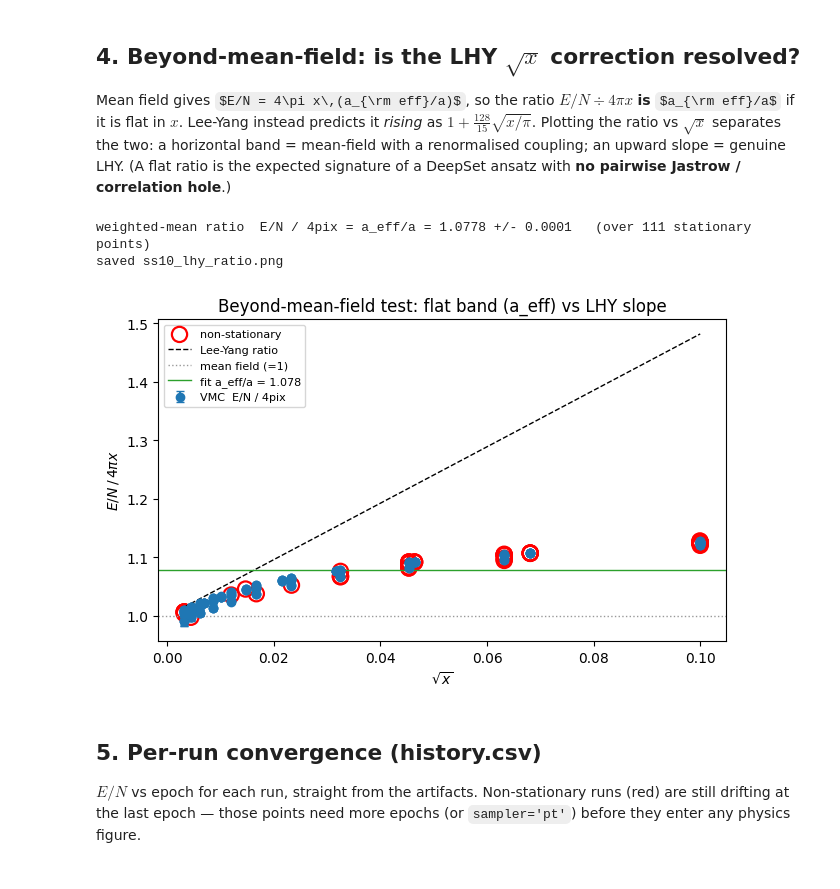
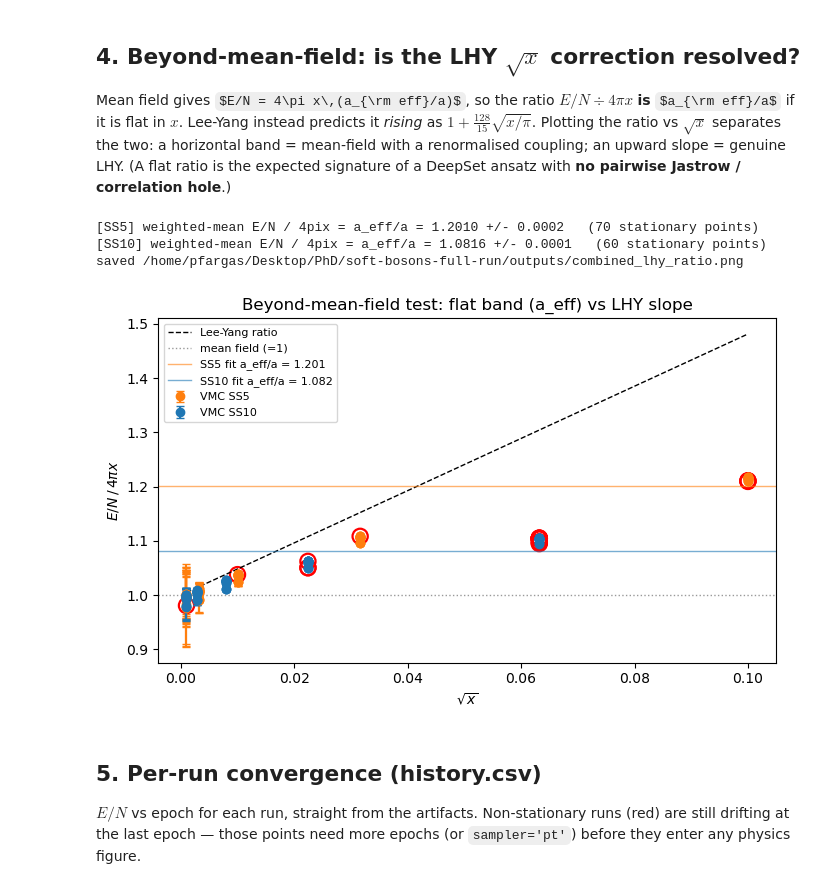
Before and after one commit to pfargas/qvarnet, a Jupyter notebook: soft_sphere_gas/analysis.ipynb, the cells around one changed output. Drawn from its saved outputs; the diff is of its cells as text; code cells hidden in the pictures; some formulas as TeX source.

```diff
--- a/soft_sphere_gas/analysis.ipynb
+++ b/soft_sphere_gas/analysis.ipynb
@@ -28,9 +28,15 @@ import sys, json, math, sqlite3
 # --- configurable paths (defaults derived from the notebook's own location) ---
 SOFT_DIR = Path.cwd()                       # .../qvarnet/soft_sphere_gas  (run the nb from here)
 ROOT     = SOFT_DIR.parent.parent           # .../<root>
-DATA_DIR = ROOT / 'soft-bosons' / 'outputs'
-DB_PATH  = DATA_DIR / 'pc1.db'
+DATA_DIR = ROOT / 'soft-bosons-full-run' / 'outputs'
+DB_PATH  = DATA_DIR / 'first-run.db'
 RUNS_DIR = DATA_DIR / 'runs'
+
+# --- which potential(s) to analyse -------------------------------------------------
+# Set to ['SS10'] or ['SS5'] for a single potential, or both to OVERLAY them on one axis.
+# Every load below filters the DB on potential_label, so the two are never mixed.
+POT_LABELS = ['SS5', 'SS10']
+POT_COLOR  = {'SS5': 'tab:orange', 'SS10': 'tab:blue'}
 
 # make the bare-module machinery importable (db, sweep, dilute_gas, analysis, point, artifacts)
 if str(SOFT_DIR) not in sys.path:
@@ -41,4 +47,5 @@ assert DB_PATH.exists(), f'DB not found: {DB_PATH}  (edit ROOT/DATA_DIR above)'
 print('soft_sphere_gas :', SOFT_DIR)
 print('reading results :', DATA_DIR)
 print('db              :', DB_PATH)
+print('potentials      :', POT_LABELS)
 # %% [output]
@@ -224,34 +274,45 @@ Plotting the ratio vs $\sqrt{x}$ separates the two: a horizontal band = mean-fie
 coupling; an upward slope = genuine LHY. (A flat ratio is the expected signature of a DeepSet ansatz
 with **no pairwise Jastrow / correlation hole**.)
 # %%
-good = chk[chk['stationary'] != False]      # use only stationary points for the fit
-ratio = good['E/4pix'].to_numpy()
-w = 1.0 / (good['err'].to_numpy() / good['4pix'].to_numpy())**2
-a_eff = float(np.sum(w*ratio)/np.sum(w))
-a_eff_err = float(np.sqrt(1.0/np.sum(w)))
-print(f'weighted-mean ratio  E/N / 4pix = a_eff/a = {a_eff:.4f} +/- {a_eff_err:.4f}'
-      f'   (over {len(good)} stationary points)')
+# Beyond-mean-field test: E/N / 4pix vs sqrt(x). A flat band -> renormalised a_eff;
+# the LHY slope is the dashed reference. One weighted-mean fit per potential.
+xmin = min(DATA[l]['chk']['x'].min() for l in POT_LABELS)
+xmax = max(DATA[l]['chk']['x'].max() for l in POT_LABELS)
+xx = np.linspace(xmin, xmax, 200)
 
-fig, ax = plt.subplots(figsize=(6.5, 4.2))
-sx = np.sqrt(chk['x'].to_numpy())
-ax.errorbar(sx, chk['E/4pix'], yerr=chk['err']/chk['4pix'], fmt='o', color='tab:blue',
-            capsize=3, label='VMC  E/N / 4pix')
-if len(bad):
-    ax.scatter(np.sqrt(bad['x']), bad['e_per_n']/bad['4pix'], s=120, facecolors='none',
-               edgecolors='red', linewidths=1.6, label='non-stationary')
-xx = np.linspace(chk['x'].min(), chk['x'].max(), 200)
+fig, ax = plt.subplots(figsize=(7, 4.4))
 ax.plot(np.sqrt(xx), 1 + (128/15)*np.sqrt(xx/math.pi), 'k--', lw=1, label='Lee-Yang ratio')
 ax.axhline(1.0, color='0.6', ls=':', lw=1, label='mean field (=1)')
-ax.axhline(a_eff, color='tab:green', lw=1, label=f'fit a_eff/a = {a_eff:.3f}')
+
+for label in POT_LABELS:
+    d = DATA[label]; chk = d['chk']; bad = d['bad']; c = POT_COLOR.get(label)
+    good  = chk[chk['stationary'] != False]            # stationary points only for the fit
+    ratio = good['E/4pix'].to_numpy()
+    w     = 1.0 / (good['err'].to_numpy() / good['4pix'].to_numpy())**2
+    a_eff     = float(np.sum(w*ratio) / np.sum(w))
+    a_eff_err = float(np.sqrt(1.0 / np.sum(w)))
+    d['a_eff'], d['a_eff_err'] = a_eff, a_eff_err
+    print(f'[{label}] weighted-mean E/N / 4pix = a_eff/a = {a_eff:.4f} +/- {a_eff_err:.4f} '
+          f'  ({len(good)} stationary points)')
+    ax.errorbar(np.sqrt(chk['x'].to_numpy()), chk['E/4pix'], yerr=chk['err']/chk['4pix'],
+                fmt='o', color=c, capsize=3, label=f'VMC {label}')
+    if len(bad):
+        ax.scatter(np.sqrt(bad['x']), bad['e_per_n']/bad['4pix'], s=120, facecolors='none',
+                   edgecolors='red', linewidths=1.6)
+    ax.axhline(a_eff, color=c, lw=1, alpha=0.6, label=f'{label} fit a_eff/a = {a_eff:.3f}')
+
 ax.set_xlabel(r'$\sqrt{x}$'); ax.set_ylabel(r'$E/N \,/\, 4\pi x$')
 ax.set_title('Beyond-mean-field test: flat band (a_eff) vs LHY slope')
 ax.legend(fontsize=8); fig.tight_layout()
-fig.savefig(DATA_DIR / 'ss10_lhy_ratio.png', dpi=140); print('saved ss10_lhy_ratio.png')
+out = DATA_DIR / (f'{POT_LABELS[0].lower()}_lhy_ratio.png' if len(POT_LABELS)==1
+                  else 'combined_lhy_ratio.png')
+fig.savefig(out, dpi=140); print('saved', out)
 display(fig); plt.close(fig)
 # %% [output]
-weighted-mean ratio  E/N / 4pix = a_eff/a = 1.0778 +/- 0.0001   (over 111 stationary points)
-saved ss10_lhy_ratio.png
+[SS5] weighted-mean E/N / 4pix = a_eff/a = 1.2010 +/- 0.0002   (70 stationary points)
+[SS10] weighted-mean E/N / 4pix = a_eff/a = 1.0816 +/- 0.0001   (60 stationary points)
+saved /home/pfargas/Desktop/PhD/soft-bosons-full-run/outputs/combined_lhy_ratio.png
-[figure, old version]
+[figure, new version]
 # %% [markdown]
 ## 5. Per-run convergence (history.csv)
 
```
Also changed, not shown: parts of 9 cells of this notebook, 2 other files.
